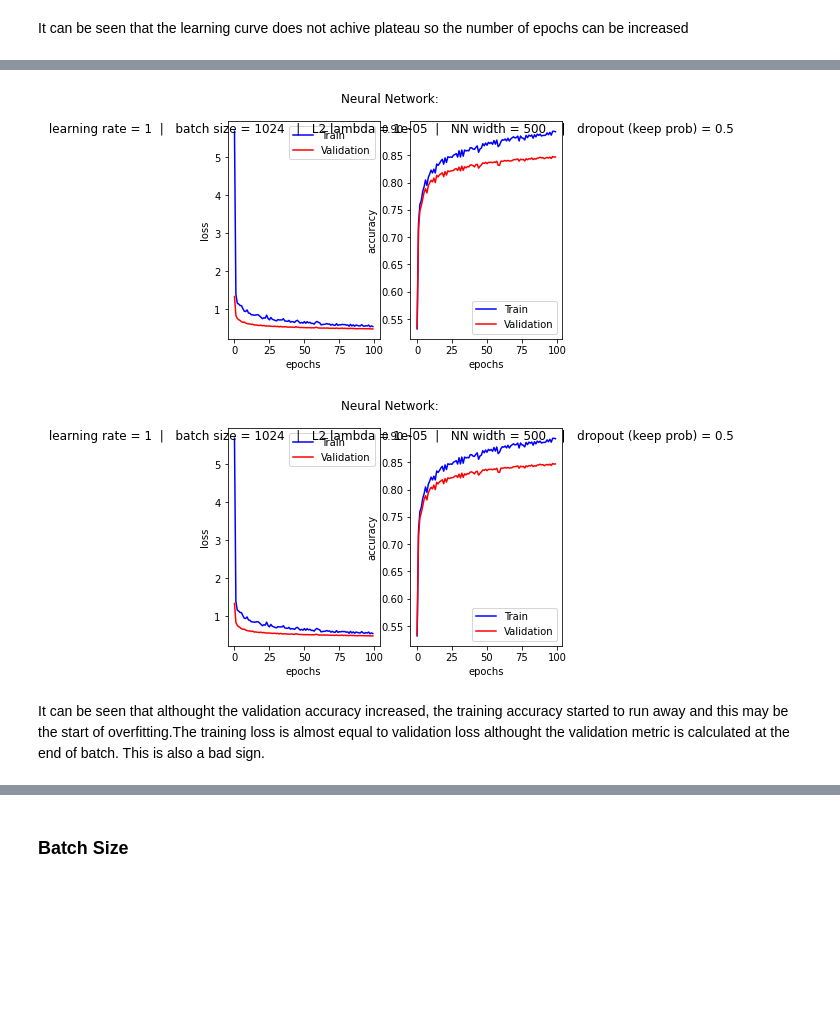
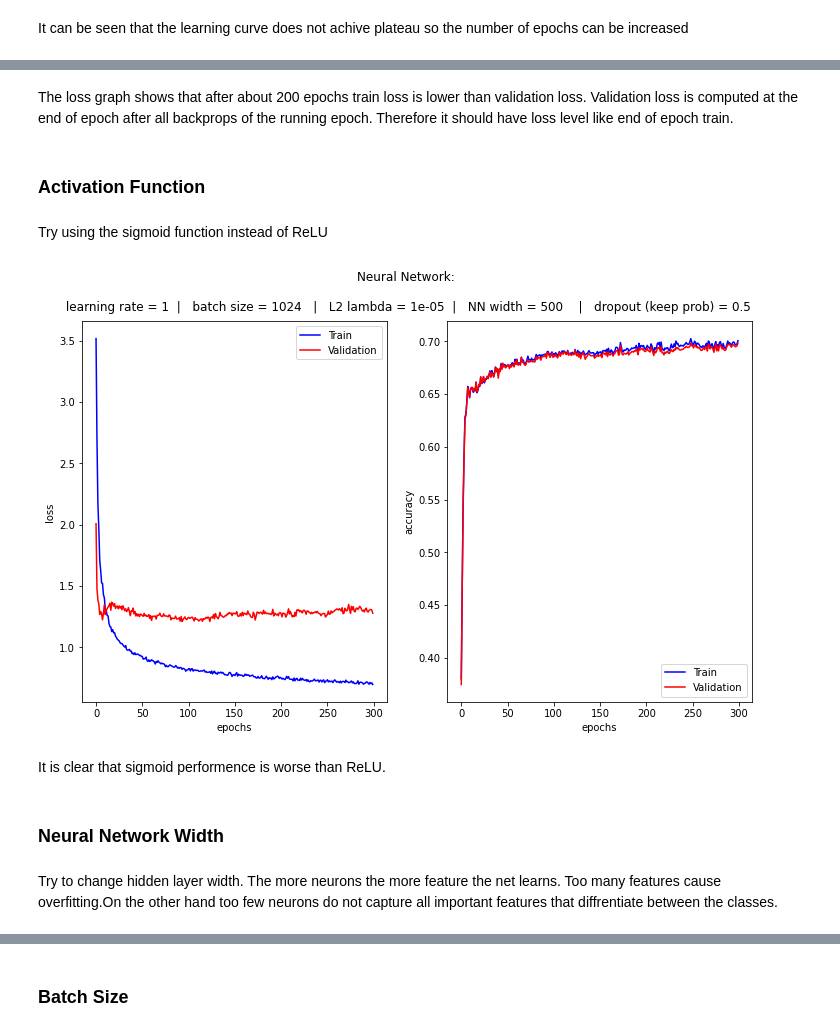
Before and after one commit to moshebeutel/DL_BIU, a Jupyter notebook: Ex2_solution_notebook.ipynb, the cells around one changed output, grey strips where cells are left out. Drawn from its saved outputs; the diff is of its cells as text; code cells hidden in the pictures; blank space fills up the shorter version.

```diff
--- a/Ex2_solution_notebook.ipynb
+++ b/Ex2_solution_notebook.ipynb
@@ -428,6 +502,7 @@ class NN():
 num_epochs = 30  # number of times to iterate over the entire dataset
 batch_size = 1024  # batch size
 lr = 1
+l1_lambda = 0.0
 l2_lambda = 0.00001
 NN_width = 500  # NN layer size
 dropout_keep_prob=0.5
@@ -436,3 +511,3 @@ dropout_keep_prob=0.5
 # %%
 nn = NN(NN_width, act_type='relu')
-train_loss_list, train_accuracy, val_loss_list, val_accuracy = nn.train(x_train, y_train, x_val, y_val, batch_size, lr, num_epochs, l2_lambda, dropout_keep_prob=dropout_keep_prob )
+train_loss_list, train_accuracy, val_loss_list, val_accuracy = nn.train(x_train, y_train, x_val, y_val, batch_size, lr, num_epochs, l2_lambda, l1_lambda, dropout_keep_prob=dropout_keep_prob )
@@ -468,7 +526,9 @@ nn.save_test_predictions()
 # %% [markdown]
 It can be seen that the learning curve does not achive plateau so the number of epochs can be increased
+# %%
+num_epochs = 300
 # %%
-num_epochs = 100
 nn = NN(NN_width, act_type='relu')
 train_loss_list, train_accuracy, val_loss_list, val_accuracy = nn.train(x_train, y_train, x_val, y_val, batch_size, lr, num_epochs, l2_lambda, dropout_keep_prob=dropout_keep_prob )
+show_learning_curve(train_loss_list, val_loss_list, train_accuracy, val_accuracy, nn.epoch, batch_size, lr, l2_lambda, NN_width=NN_width, dropout_keep_prob=dropout_keep_prob, figsize=(12,7))
 # %% [output]
@@ -492,7 +536,18 @@ Epoch:100    Train Acc: 0.8930357142857143    Val Acc: 0.8468650793650794
+# %% [markdown]
+The loss graph shows that after about 200 epochs train loss is lower than validation loss. Validation loss is computed at the end of epoch after all backprops of the running epoch. Therefore it should have loss level like end of epoch train.
+# %% [markdown]
+### Activation Function
+# %% [markdown]
+Try using the sigmoid function instead  of ReLU
 # %%
-show_learning_curve(train_loss_list, val_loss_list, train_accuracy, val_accuracy, nn.epoch, batch_size, lr, l2_lambda, NN_width=NN_width, dropout_keep_prob=dropout_keep_prob)
+nn = NN(NN_width, act_type='sigmoid')
+train_loss_list, train_accuracy, val_loss_list, val_accuracy = nn.train(x_train, y_train, x_val, y_val, batch_size, lr, num_epochs, l2_lambda, dropout_keep_prob=dropout_keep_prob )
+show_learning_curve(train_loss_list, val_loss_list, train_accuracy, val_accuracy, nn.epoch, batch_size, lr, l2_lambda, NN_width=NN_width, dropout_keep_prob=dropout_keep_prob, figsize=(12,7))
 # %% [output]
-[figure, old version]
+[figure, new version]
-[figure, removed]
-# %% [markdown]
-It can be seen that althought the validation accuracy increased, the training accuracy started to run away and this may be the start of overfitting.The training loss is almost equal to validation loss althought the validation metric is calculated at the end of batch. This is also a bad sign.
+# %% [markdown]
+It is clear that sigmoid performence is worse than ReLU.
+# %% [markdown]
+### Neural Network Width
+# %% [markdown]
+Try to change hidden layer width. The more neurons the more feature the net learns. Too many features cause overfitting.On the other hand too few neurons do not capture all important features that diffrentiate between the classes.
```
Also changed, not shown: parts of 98 cells of this notebook.
